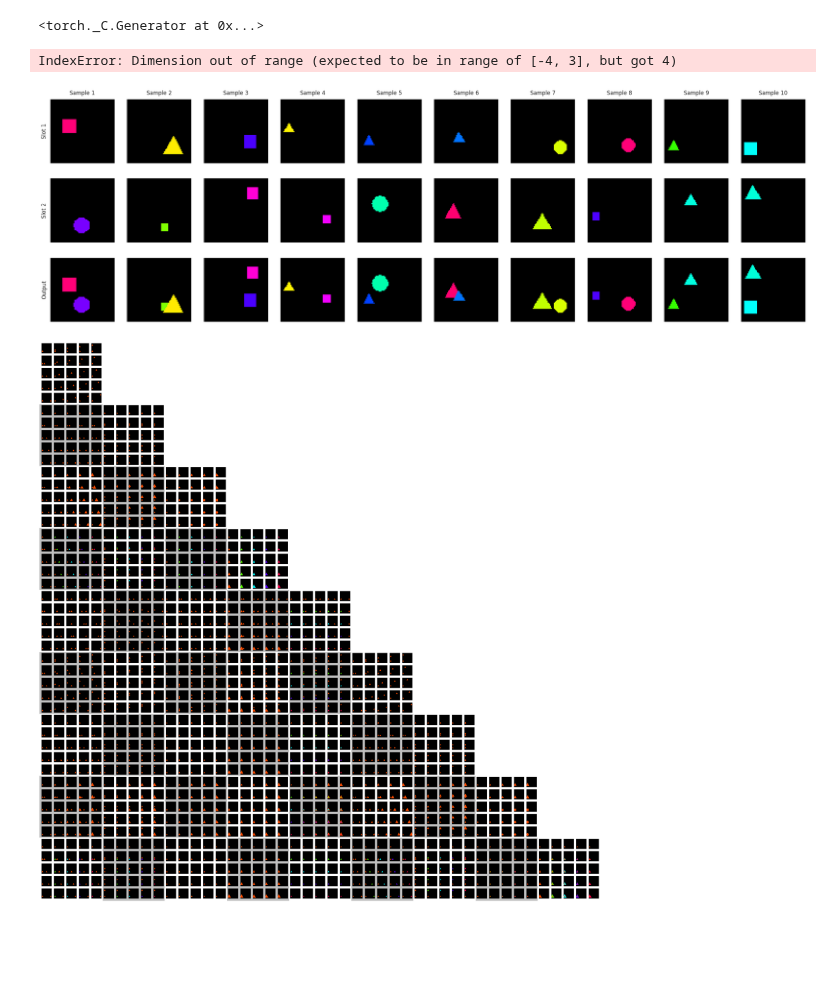
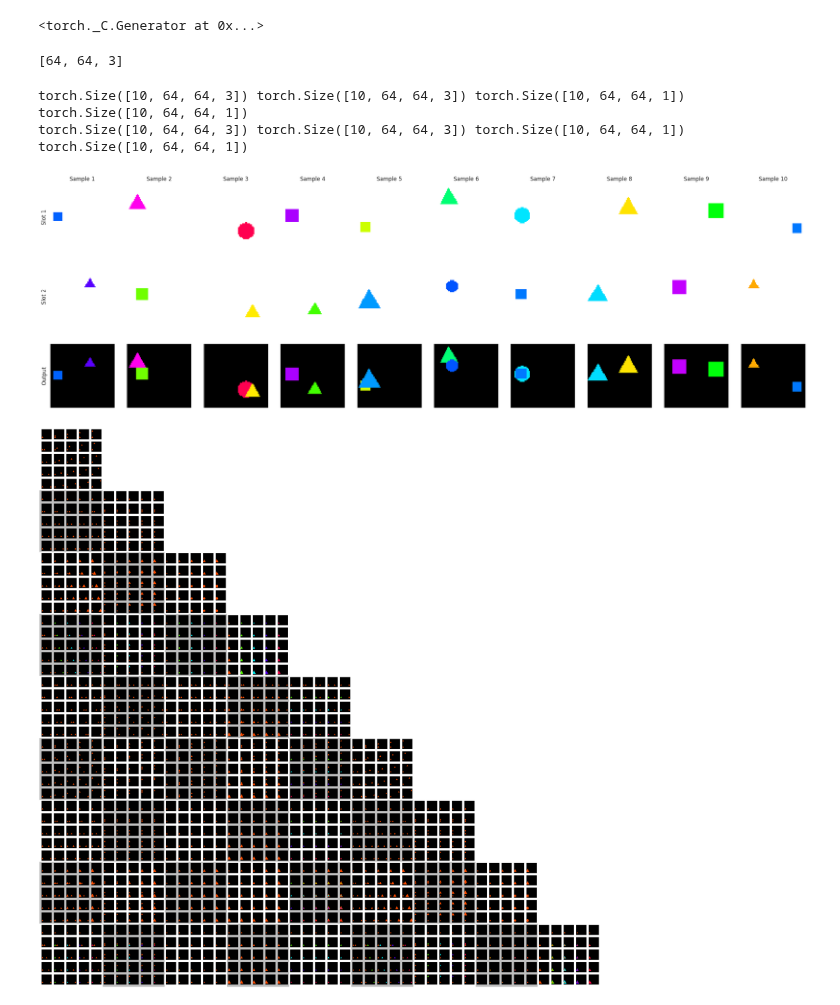
Before and after one commit to brendel-group/compositional-ood-generalization, a Jupyter notebook: notebooks/test.ipynb, the cells around one changed output. Drawn from its saved outputs; the diff is of its cells as text; code cells hidden in the pictures; blank space fills up the shorter version.

Commit message:
fix output size of alpha add

```diff
--- a/notebooks/test.ipynb
+++ b/notebooks/test.ipynb
@@ -38,7 +38,7 @@ from typing import Dict, List
 #     return z
 
 D = [5, 5]
-M = [[64, 64, 3], [64, 64, 3]]
+M = [[64, 64, 4], [64, 64, 4]]
 grid_size = 11
 
 z = sample_latents(D, "random", n_samples=10000, grid_size=grid_size)
@@ -51,20 +51,24 @@ dev = torch.device(dev)
 
 z = scale_latents(z)
 
-phi = ParallelSlots([SpriteworldRenderer(d_in, d_out, alpha=True) for d_in, d_out in zip(D, M)])
+phi = ParallelSlots([SpriteworldRenderer(d_in, d_out) for d_in, d_out in zip(D, M)])
 C = AlphaAdd()
 f = CompositionalFunction(C, phi).to(dev)
 f.eval()
 
-x = f.to("cpu")(z[:10])
+print(f.d_out)
 # %% [output]
-IndexError: Dimension out of range (expected to be in range of [-4, 3], but got 4)
+[64, 64, 3]
 # %%
 visualize_latents(z, D, grid_size)
 # %%
+z = sample_latents(D, "random", n_samples=10, grid_size=grid_size)
+z = scale_latents(z)
 visualize_slots_and_output(*f.to("cpu")(z[:10], return_slot_outputs=True))
 # %% [output]
+torch.Size([10, 64, 64, 3]) torch.Size([10, 64, 64, 3]) torch.Size([10, 64, 64, 1]) torch.Size([10, 64, 64, 1])
+torch.Size([10, 64, 64, 3]) torch.Size([10, 64, 64, 3]) torch.Size([10, 64, 64, 1]) torch.Size([10, 64, 64, 1])
-[figure, old version]
+[figure, new version]
 # %%
 transform = lambda z: scale_latents(z, ranges)
 visualize_output_grid(f, plot_size=3)
```
Also changed, not shown: 1 other file.
